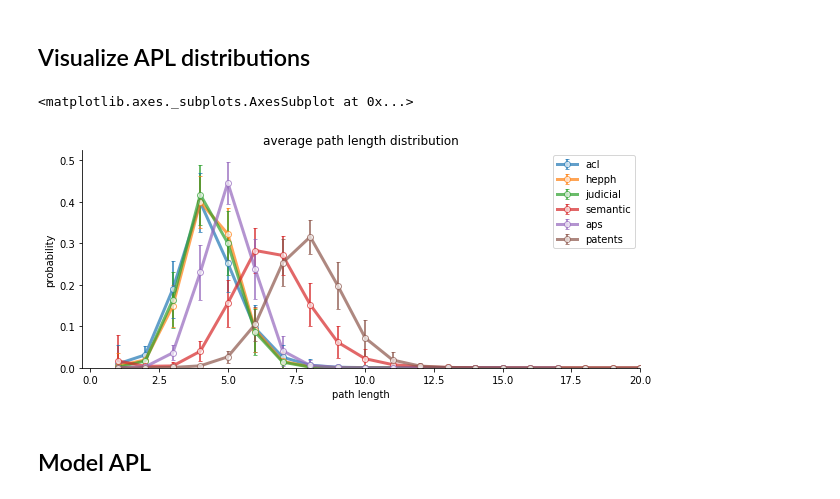
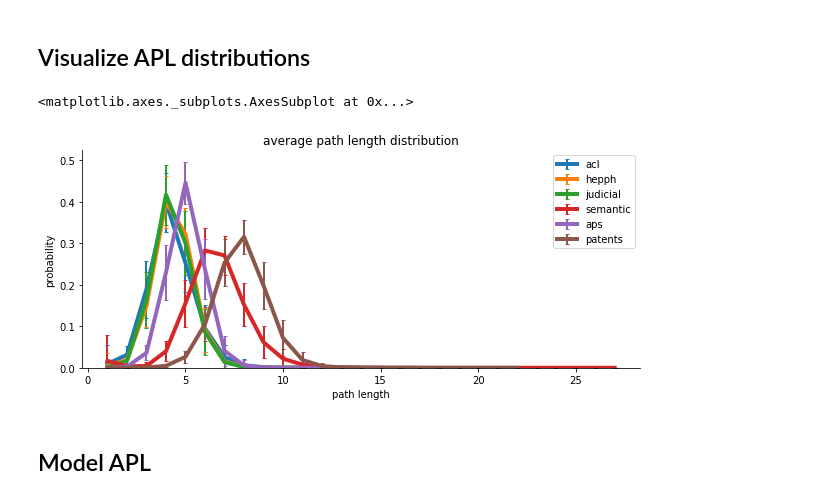
Before and after one commit to bonbonbontt/network_growth_models, a Jupyter notebook: average_path_length.ipynb, the cells around one changed output. Drawn from its saved outputs; the diff is of its cells as text; code cells hidden in the pictures.

```diff
--- a/average_path_length.ipynb
+++ b/average_path_length.ipynb
@@ -76,19 +76,18 @@ pl_data = {f: get_path_length_data(os.path.join(fld_path, '{}.txt'.format(f))) f
 # %%
 # DATASETS
 fig, ax = plt.subplots(1,1,figsize=(10,4))
 
 for file_ in files:
     fpath = os.path.join(fld_path, '{}.txt'.format(file_))
     xk, pk, pk_std = map(np.array, pl_data[file_])
-    ax.errorbar(xk, pk, yerr=.5*pk_std, elinewidth=2, capsize=2, label=file_, marker='o', lw=3, mfc='w', alpha=0.7)
+    ax.errorbar(xk, pk, yerr=.5*pk_std, elinewidth=2, capsize=2, label=file_, lw=4)
 
-# ax.set_xscale('log')
-ax.set_xlim(right=20)
+# ax.set_xlim(right=13)
 ax.set_ylim(bottom=0)
 utils.update_ax(ax, 'average path length distribution', 'path length', 'probability')
 # %% [output]
 <matplotlib.axes._subplots.AxesSubplot at 0x...>
-[figure, old version]
+[figure, new version]
 # %% [markdown]
 ## Model APL
 # %%
```
Also changed, not shown: 1 other file.
